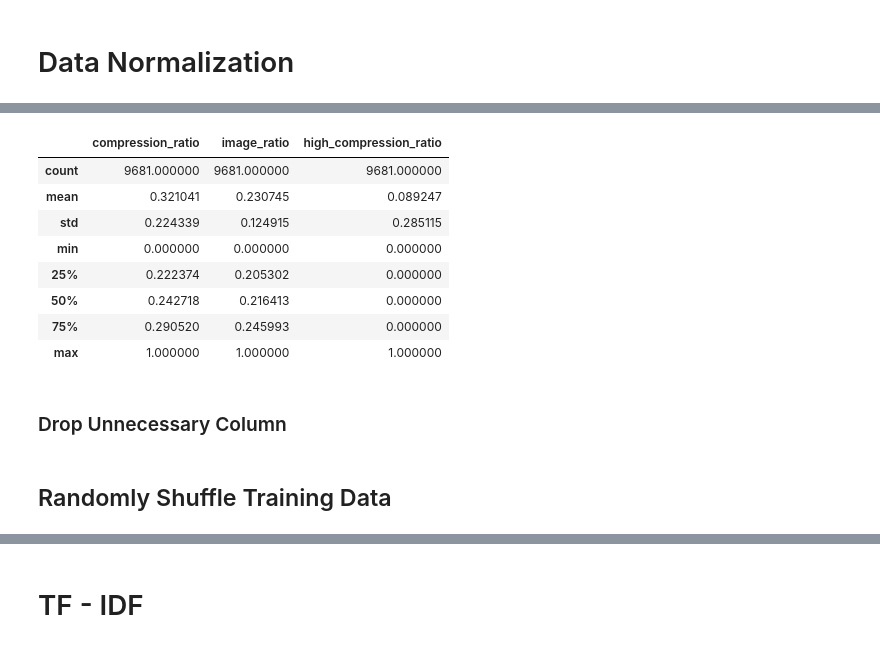
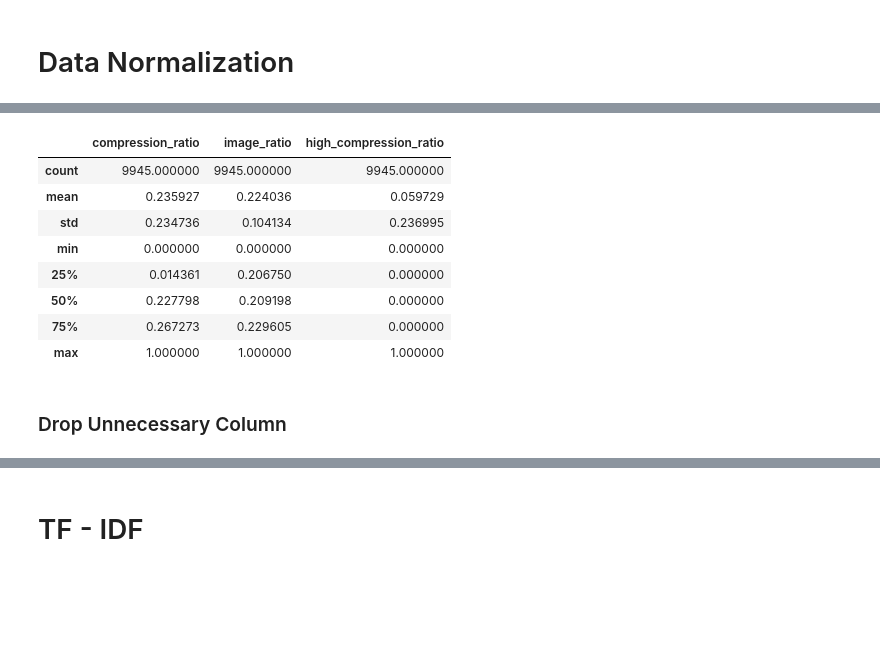
Before and after one commit to liadwg/DMProject, a Jupyter notebook: DataMiningProject200116.ipynb, the cells around one changed output, grey strips where cells are left out. Saved outputs shown, nothing was run; the diff lists cells and outputs as text; code cells hidden in the pictures; blank space fills up the shorter version.

```diff
--- a/DataMiningProject200116.ipynb
+++ b/DataMiningProject200116.ipynb
@@ -399,17 +392,31 @@ filtered_train_data = filtered_train_data[(filtered_train_data['compression_rati
 regular_cols_to_norm = ['embed_ratio','linkwordscore','avglinksize',
                         'non_markup_alphanum_characters', 'numberOfLinks', 'numwords_in_url']
 
-filtered_train_data[regular_cols_to_norm] = filtered_train_data[regular_cols_to_norm].apply(lambda x: (x - x.min()) / (x.max() - x.min()))
-test_data[regular_cols_to_norm] = test_data[regular_cols_to_norm].apply(lambda x: (x - x.min()) / (x.max() - x.min()))
+data = filtered_train_data.append(test_set, ignore_index = True)
+train_len = len(filtered_train_data)
+
+data.ix[data.compression_ratio > 20, 'high_compression_ratio'] = 1
+data.ix[data.compression_ratio <= 20, 'high_compression_ratio'] = 0
+
+# filtered_train_data.ix[filtered_train_data.compression_ratio > 20, 'high_compression_ratio'] = 1
+# filtered_train_data.ix[filtered_train_data.compression_ratio <= 20, 'high_compression_ratio'] = 0
+
+
+data[regular_cols_to_norm] = data[regular_cols_to_norm].apply(lambda x: (x - x.min()) / (x.max() - x.min()))
+
+# filtered_train_data[regular_cols_to_norm] = filtered_train_data[regular_cols_to_norm].apply(lambda x: (x - x.min()) / (x.max() - x.min()))
+# test_data[regular_cols_to_norm] = test_data[regular_cols_to_norm].apply(lambda x: (x - x.min()) / (x.max() - x.min()))
 # %%
-filtered_train_data.ix[filtered_train_data.compression_ratio > 20, 'high_compression_ratio'] = 1
-filtered_train_data.ix[filtered_train_data.compression_ratio <= 20, 'high_compression_ratio'] = 0
+data.ix[data.compression_ratio > 20, 'high_compression_ratio'] = 1
+data.ix[data.compression_ratio <= 20, 'high_compression_ratio'] = 0
 
-test_data.ix[test_data.compression_ratio > 20, 'high_compression_ratio'] = 1
-test_data.ix[test_data.compression_ratio <= 20, 'high_compression_ratio'] = 0
+# filtered_train_data.ix[filtered_train_data.compression_ratio > 20, 'high_compression_ratio'] = 1
+# filtered_train_data.ix[filtered_train_data.compression_ratio <= 20, 'high_compression_ratio'] = 0
+
+# test_data.ix[test_data.compression_ratio > 20, 'high_compression_ratio'] = 1
+# test_data.ix[test_data.compression_ratio <= 20, 'high_compression_ratio'] = 0
 # %%
-filtered_train_data.ix[filtered_train_data.compression_ratio > 20, 'compression_ratio'] = 2
+data.ix[data.compression_ratio > 20, 'compression_ratio'] = 2
 
-test_data.ix[test_data.compression_ratio > 20, 'compression_ratio'] = 2
-
-filtered_train_data[['compression_ratio', 'high_compression_ratio']].describe()
+# filtered_train_data.ix[filtered_train_data.compression_ratio > 20, 'compression_ratio'] = 2
+# test_data.ix[test_data.compression_ratio > 20, 'compression_ratio'] = 2
@@ -426,20 +423,21 @@ filtered_train_data[['compression_ratio', 'high_compression_ratio']].describe()
 # %%
 special_cols_to_norm = ['compression_ratio', 'image_ratio']
-filtered_train_data[special_cols_to_norm] = filtered_train_data[special_cols_to_norm].apply(lambda x: (x - x.min())
-                                                                                            / (x.max() - x.min()))
-test_data[special_cols_to_norm] = test_data[special_cols_to_norm].apply(lambda x: (x - x.min())
-                                                                        / (x.max() - x.min()))
+data[special_cols_to_norm] = data[special_cols_to_norm].apply(lambda x: (x - x.min()) / (x.max() - x.min()))
+# filtered_train_data[special_cols_to_norm] = filtered_train_data[special_cols_to_norm].apply(lambda x: (x - x.min())
+#                                                                                             / (x.max() - x.min()))
+# test_data[special_cols_to_norm] = test_data[special_cols_to_norm].apply(lambda x: (x - x.min())
+#                                                                         / (x.max() - x.min()))
 special_cols_to_norm.append('high_compression_ratio')
-filtered_train_data[special_cols_to_norm].describe()
+data[special_cols_to_norm].describe()
 # %% [output]
 |  | compression_ratio | image_ratio | high_compression_ratio |
-| count | 9681.000000 | 9681.000000 | 9681.000000 |
-| mean | 0.321041 | 0.230745 | 0.089247 |
-| std | 0.224339 | 0.124915 | 0.285115 |
+| count | 9945.000000 | 9945.000000 | 9945.000000 |
+| mean | 0.235927 | 0.224036 | 0.059729 |
+| std | 0.234736 | 0.104134 | 0.236995 |
 | min | 0.000000 | 0.000000 | 0.000000 |
-| 25% | 0.222374 | 0.205302 | 0.000000 |
-| 50% | 0.242718 | 0.216413 | 0.000000 |
-| 75% | 0.290520 | 0.245993 | 0.000000 |
+| 25% | 0.014361 | 0.206750 | 0.000000 |
+| 50% | 0.227798 | 0.209198 | 0.000000 |
+| 75% | 0.267273 | 0.229605 | 0.000000 |
 | max | 1.000000 | 1.000000 | 1.000000 |
 # %% [markdown]
 ### Drop Unnecessary Column
@@ -460,2 +451,0 @@ test_set = test_data.copy()
-# %% [markdown]
-## Randomly Shuffle Training Data
```
Also changed, not shown: parts of 77 cells of this notebook, 1 other file.
